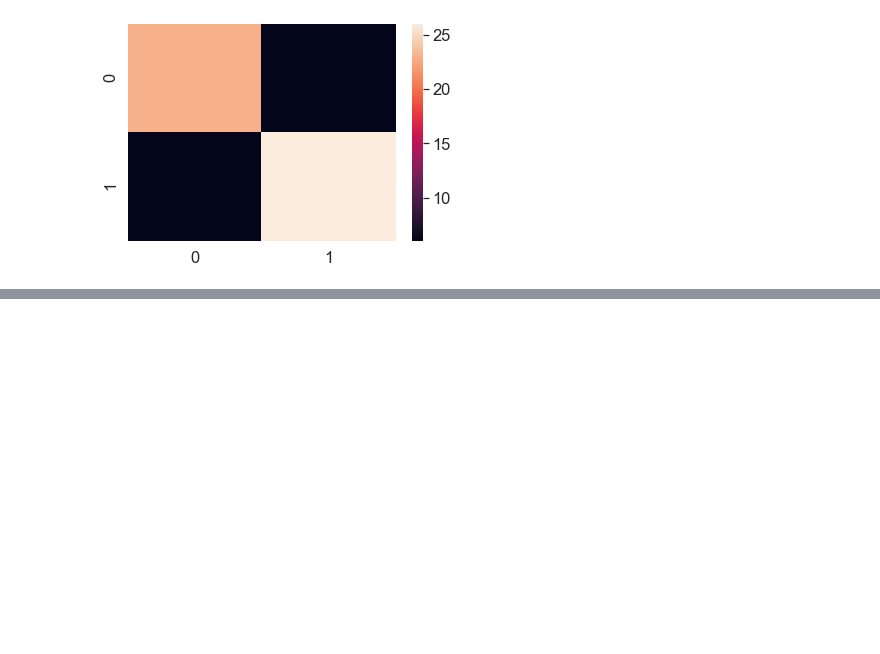
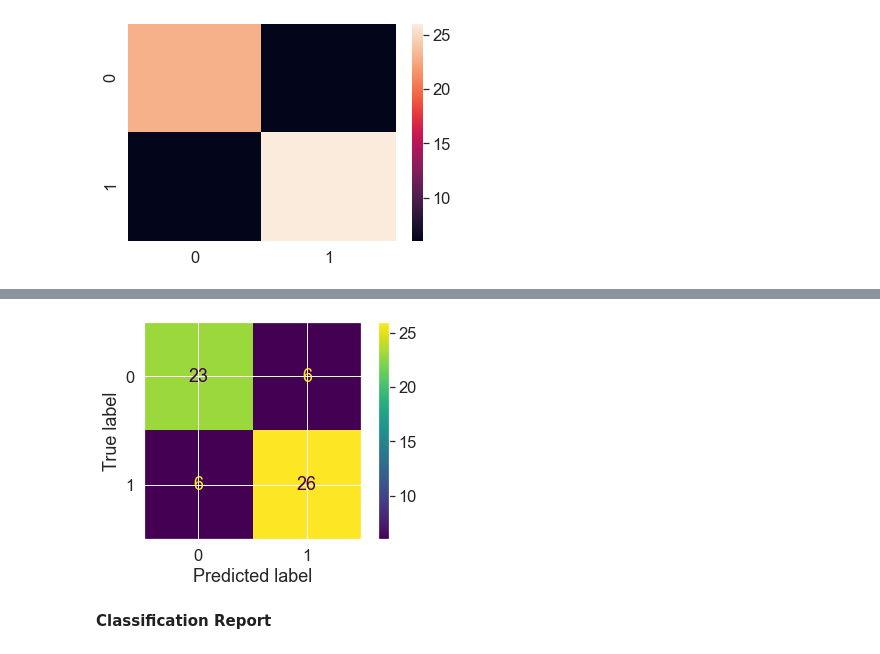
Before and after one commit to tiffx/Data_Science_and_Machine_Learning, a Jupyter notebook: introduction-to-scikit-learn.ipynb, the cells around one changed output, grey strips where cells are left out. Cells and saved outputs as stored; diff of their text form; code cells hidden in the pictures; blank space fills up the shorter version.

```diff
--- a/introduction-to-scikit-learn.ipynb
+++ b/introduction-to-scikit-learn.ipynb
@@ -1335,0 +1337,8 @@ sns.heatmap(conf_mat);
+# %%
+from sklearn.metrics import plot_confusion_matrix
+
+plot_confusion_matrix(clf,X_test,y_test);
+# %% [output]
+[figure, added]
+# %% [markdown]
+**Classification Report**
```
Also changed, not shown: parts of 28 cells of this notebook, 1 other file.
